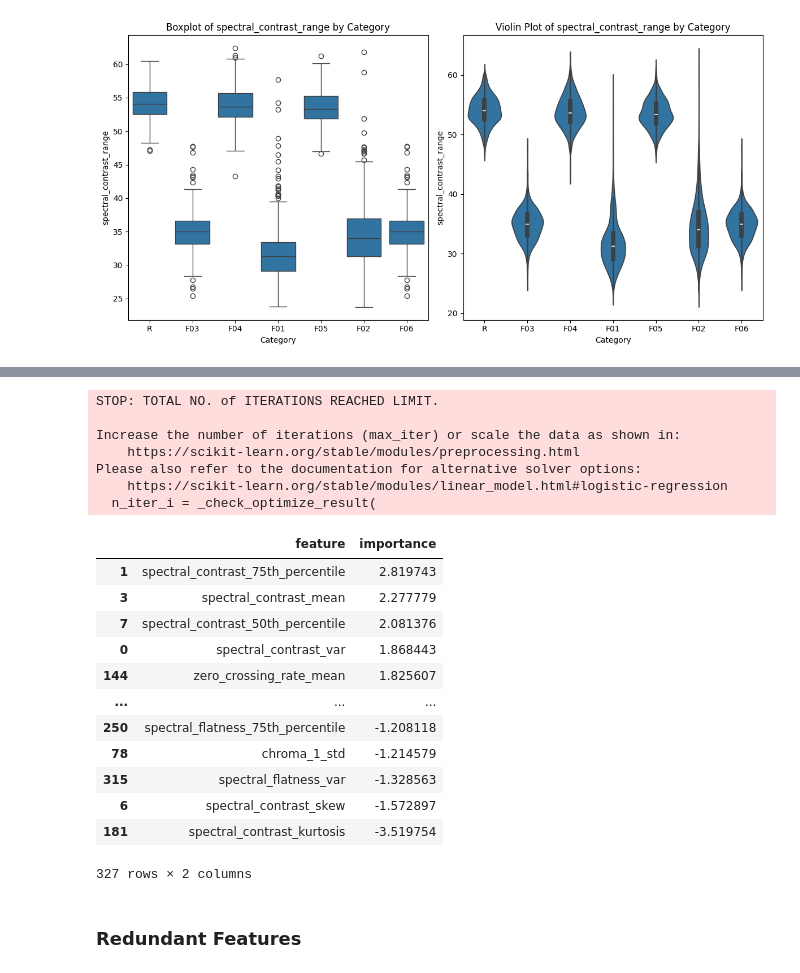
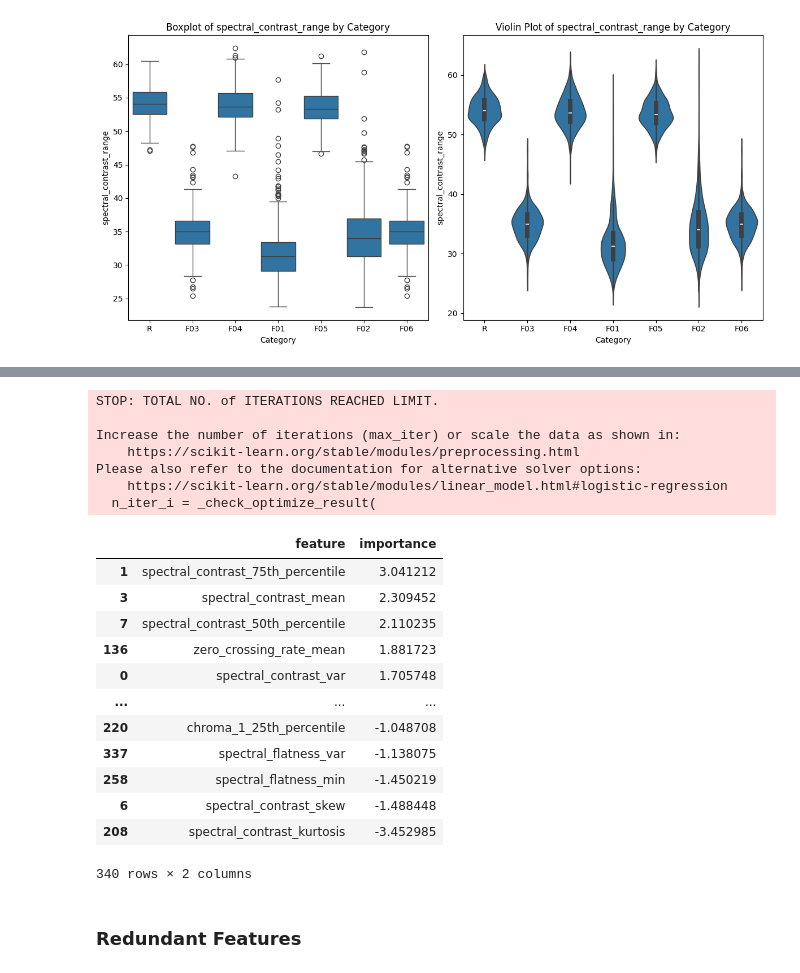
Before and after one commit to keerthana98/AudioDeepfakeDetection, a Jupyter notebook: notebooks/exploration/codecfake/02_spectral_features.ipynb, the cells around one changed output, grey strips where cells are left out. Cells and saved outputs as stored; diff of their text form; code cells hidden in the pictures.

```diff
--- a/notebooks/exploration/codecfake/02_spectral_features.ipynb
+++ b/notebooks/exploration/codecfake/02_spectral_features.ipynb
@@ -166,3 +99,11 @@ del low_level_features
 del low_level_feature_df
 # %% [markdown]
 ### Extract High level features
+# %%
+audio_processor = LowLevelFeatureExtractor(target_sr=16000, include_only=['spectral'])
+feature_computer = HighLevelFeatureExtractor()
+# %%
+low_level_gen        = audio_processor.low_level_feature_generator(df.iloc[:2])
+high_level_features  = list(feature_computer.high_level_feature_generator(low_level_gen))
+high_level_features_df = pd.DataFrame(high_level_features)
+high_level_features_df
@@ -168,0 +117,12 @@ del low_level_feature_df
+# %%
+def extract_features(row, audio_processor, feature_computer):
+    low_level_features = audio_processor.extract_features(row)
+    high_level_features = feature_computer.compute_high_level_features(low_level_features)
+    return high_level_features
+# %%
+audio_processor  = LowLevelFeatureExtractor(target_sr=16000, include_only=['spectral'])
+feature_computer = HighLevelFeatureExtractor()
+
+high_level_features   = Parallel(n_jobs=4)(delayed(extract_features)(row, audio_processor, feature_computer) for _, row in df.iterrows())
+high_level_feature_df = pd.DataFrame(high_level_features)
+high_level_feature_df
@@ -388,50 +181,51 @@ perform_pca_and_plot(high_level_feature_df, all_features[:40])
 # %%
 def logistic_regression_feature_importance(df, selected_features, target_column='real_or_fake'):
+    # Drop columns with NaN values
+    df_clean = df.dropna(axis=1)
 
-    X = df[selected_features]
-    y = df[target_column].apply(lambda x: 1 if x == 'R' else 0)
+    # Ensure selected features are in the cleaned DataFrame
+    selected_features = [feature for feature in selected_features if feature in df_clean.columns]
 
+    X = df_clean[selected_features]
+    y = df_clean[target_column].apply(lambda x: 1 if x == 'R' else 0)
 
     scaler = StandardScaler()
     X_scaled = scaler.fit_transform(X)
 
-
     model = LogisticRegression()
     model.fit(X_scaled, y)
 
-
     feature_importances = model.coef_[0]
-
     importance_df = pd.DataFrame({
         'feature': selected_features,
         'importance': feature_importances
     }).sort_values(by='importance', ascending=False)
 
     return importance_df
 
 importance_df = logistic_regression_feature_importance(high_level_feature_df, all_features)
 importance_df
 # %% [output]
 STOP: TOTAL NO. of ITERATIONS REACHED LIMIT.
 
 Increase the number of iterations (max_iter) or scale the data as shown in:
     https://scikit-learn.org/stable/modules/preprocessing.html
 Please also refer to the documentation for alternative solver options:
     https://scikit-learn.org/stable/modules/linear_model.html#logistic-regression
   n_iter_i = _check_optimize_result(
 |  | feature | importance |
-| 1 | spectral_contrast_75th_percentile | 2.819743 |
-| 3 | spectral_contrast_mean | 2.277779 |
-| 7 | spectral_contrast_50th_percentile | 2.081376 |
-| 0 | spectral_contrast_var | 1.868443 |
-| 144 | zero_crossing_rate_mean | 1.825607 |
+| 1 | spectral_contrast_75th_percentile | 3.041212 |
+| 3 | spectral_contrast_mean | 2.309452 |
+| 7 | spectral_contrast_50th_percentile | 2.110235 |
+| 136 | zero_crossing_rate_mean | 1.881723 |
+| 0 | spectral_contrast_var | 1.705748 |
 | ... | ... | ... |
-| 250 | spectral_flatness_75th_percentile | -1.208118 |
-| 78 | chroma_1_std | -1.214579 |
-| 315 | spectral_flatness_var | -1.328563 |
-| 6 | spectral_contrast_skew | -1.572897 |
-| 181 | spectral_contrast_kurtosis | -3.519754 |
+| 220 | chroma_1_25th_percentile | -1.048708 |
+| 337 | spectral_flatness_var | -1.138075 |
+| 258 | spectral_flatness_min | -1.450219 |
+| 6 | spectral_contrast_skew | -1.488448 |
+| 208 | spectral_contrast_kurtosis | -3.452985 |
-327 rows × 2 columns
+340 rows × 2 columns
 # %% [markdown]
 ### Redundant Features
 # %%
```
Also changed, not shown: parts of 26 cells of this notebook.
